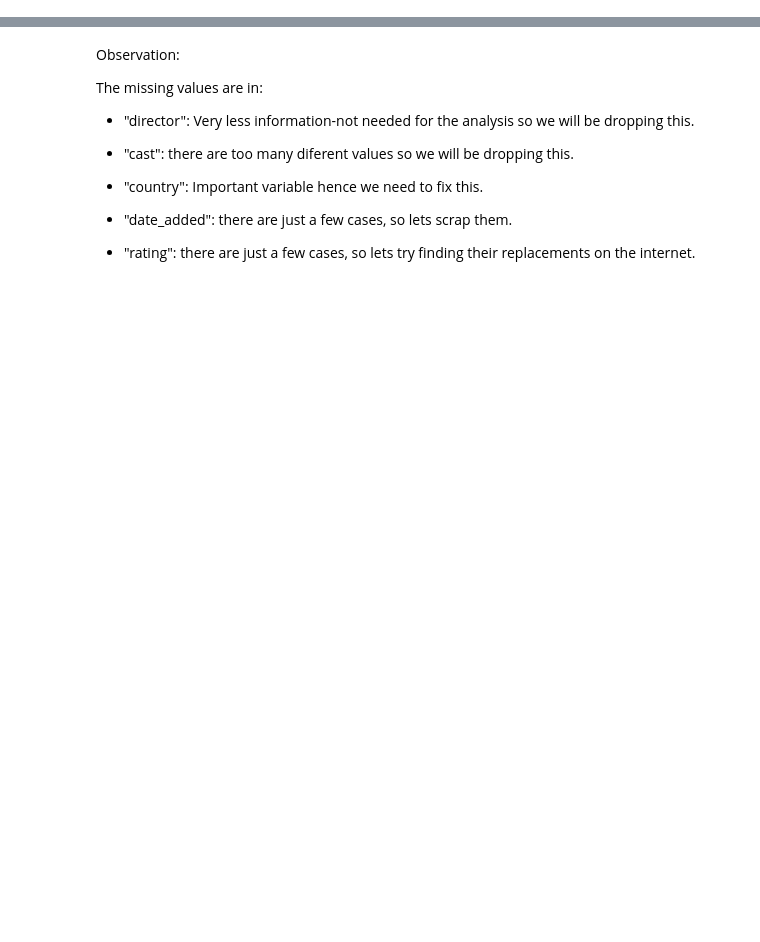
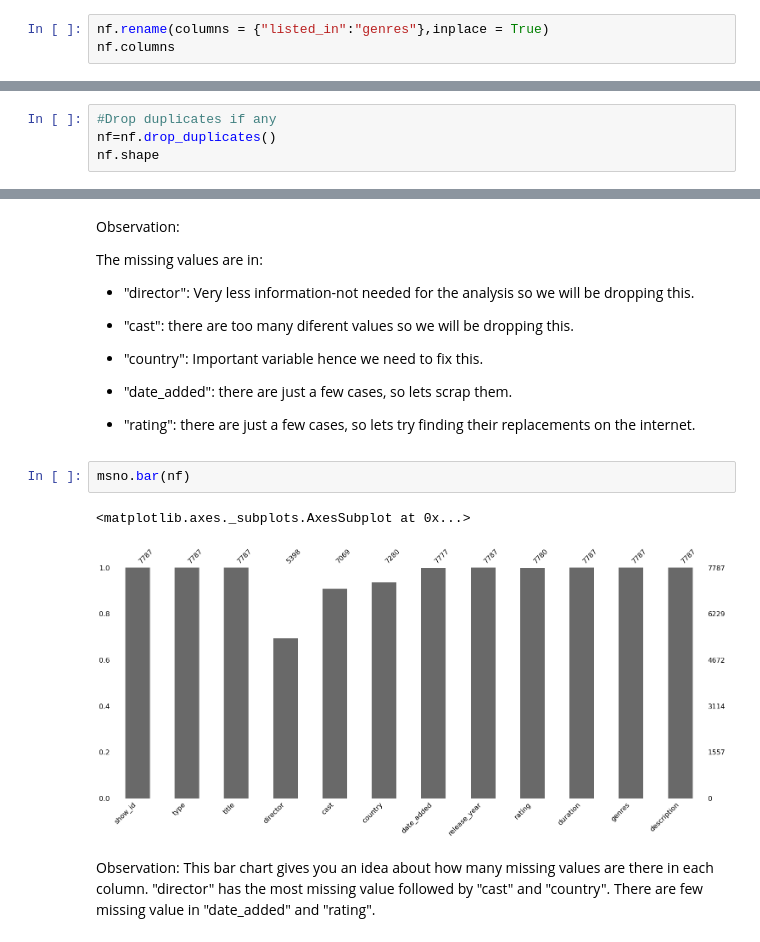
Before and after one commit to Harisha-AlmaBetter/NETFLIX-MOVIES-AND-TV-SHOWS-CLUSTERING, a Jupyter notebook: NETFLIX_MOVIES_AND_TV_SHOWS_CLUSTERING.ipynb, the cells around one changed output, grey strips where cells are left out. Drawn from its saved outputs; the diff is of its cells as text; blank space fills up the shorter version.

```diff
--- a/NETFLIX_MOVIES_AND_TV_SHOWS_CLUSTERING.ipynb
+++ b/NETFLIX_MOVIES_AND_TV_SHOWS_CLUSTERING.ipynb
@@ -90,0 +105,3 @@ nf.tail()
+# %%
+nf.rename(columns = {"listed_in":"genres"},inplace = True)
+nf.columns
@@ -90,0 +114,4 @@ nf.tail()
+# %%
+#Drop duplicates if any
+nf=nf.drop_duplicates()
+nf.shape
@@ -163,3 +194,10 @@ The missing values are in:
 *   "date_added": there are just a few cases, so lets scrap them.
 
 *   "rating": there are just a few cases, so lets try finding their replacements on the internet.
+# %%
+msno.bar(nf)
+# %% [output]
+<matplotlib.axes._subplots.AxesSubplot at 0x...>
+[figure, added]
+# %% [markdown]
+Observation: This bar chart gives you an idea about how many missing values are there in each column. "director" has the most missing value followed by "cast" and "country". There are few missing value in "date_added" and "rating".
```
Also changed, not shown: parts of 14 cells of this notebook.
